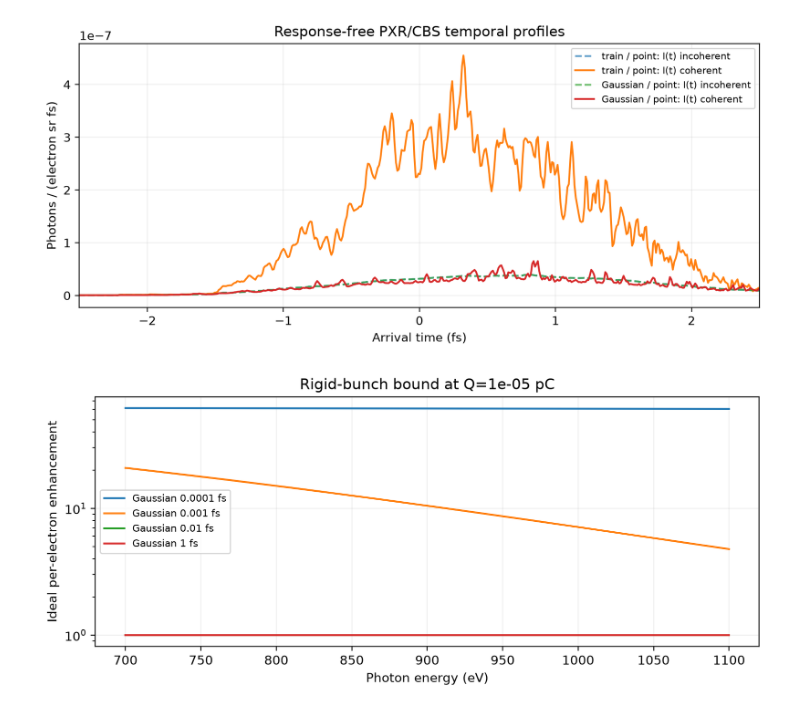
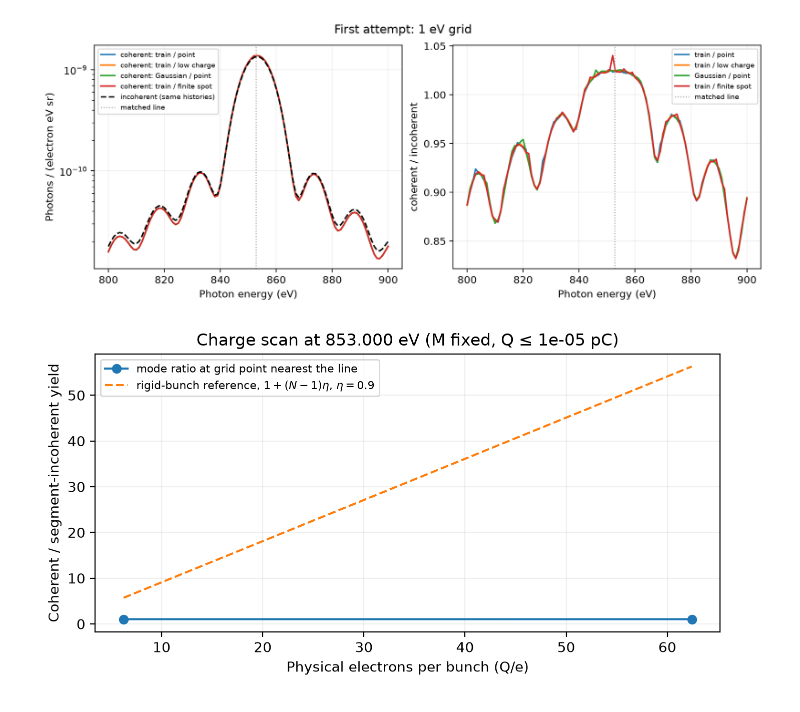
Before and after one commit to Quantum-Light-Matter-Cooperative-QLMC/pyrite, a Jupyter notebook: docs/notebooks/specialized/17-classical-coherent-phase-tracking.ipynb, the cells around one changed output. Saved outputs shown, nothing was run; the diff lists cells and outputs as text; code cells hidden in the pictures.

```diff
--- a/docs/notebooks/specialized/17-classical-coherent-phase-tracking.ipynb
+++ b/docs/notebooks/specialized/17-classical-coherent-phase-tracking.ipynb
@@ -200,45 +281,8 @@ brightness. Signed-pair coherent estimators can be noisy near zero signal.
 # %%
-fig_time, _ax = plt.subplots(figsize=(8.4, 3.8), layout="constrained")
-for _label in ("train / point", "Gaussian / point"):
-    temporal = samples[_label].temporal
-    assert temporal is not None
-    _ax.plot(
-        temporal.time_fs,
-        temporal.incoherent,
-        ls="--",
-        alpha=0.7,
-        label=f"{_label}: I(t) incoherent",
-    )
-    if temporal.coherent is not None:
-        _ax.plot(temporal.time_fs, temporal.coherent, label=f"{_label}: I(t) coherent")
-_ax.set(
-    xlabel="Arrival time (fs)",
-    ylabel="Photons / (electron sr fs)",
-    title="Response-free PXR/CBS temporal profiles",
-)
-_ax.grid(alpha=0.2)
-_ax.legend(fontsize=8)
-# Inspect the physical arrival window, rather than the entire FFT period.
-_ax.set_xlim(-2.5, 2.5)
-fig_time  # noqa: B018
+plot_spectra(coarse, "First attempt: 1 eV grid")
 # %% [output]
-[figure, old version]
+[figure, new version]
 # %%
-# An analytic reference for identical emitters (not a bound on CXR mode ratios).
-# It must not be interpreted as the Monte Carlo spectrum of a microtrain.
-_energy = samples["train / point"].cxr.incoherent.photon_energy_eV
-fig_form, _ax = plt.subplots(figsize=(8.0, 3.5), layout="constrained")
-for sigma_fs in (0.0001, 0.001, 0.01, 1.0):
-    fz = np.exp(-((_energy * sigma_fs / hbar_eV_fs) ** 2))
-    _ax.plot(_energy, 1 + (physical_electrons - 1) * fz, label=f"Gaussian {sigma_fs:g} fs")
-_ax.set(
-    xlabel="Photon energy (eV)",
-    ylabel="Ideal per-electron enhancement",
-    yscale="log",
-    title=f"Rigid-bunch bound at Q={charge_pc:g} pC",
-)
-_ax.grid(alpha=0.2)
-_ax.legend(fontsize=8)
-fig_form  # noqa: B018
+plot_charge_scan(coarse)
 # %% [output]
-[figure, old version]
+[figure, new version]
```
Also changed, not shown: parts of 25 cells of this notebook, 1 other file.
